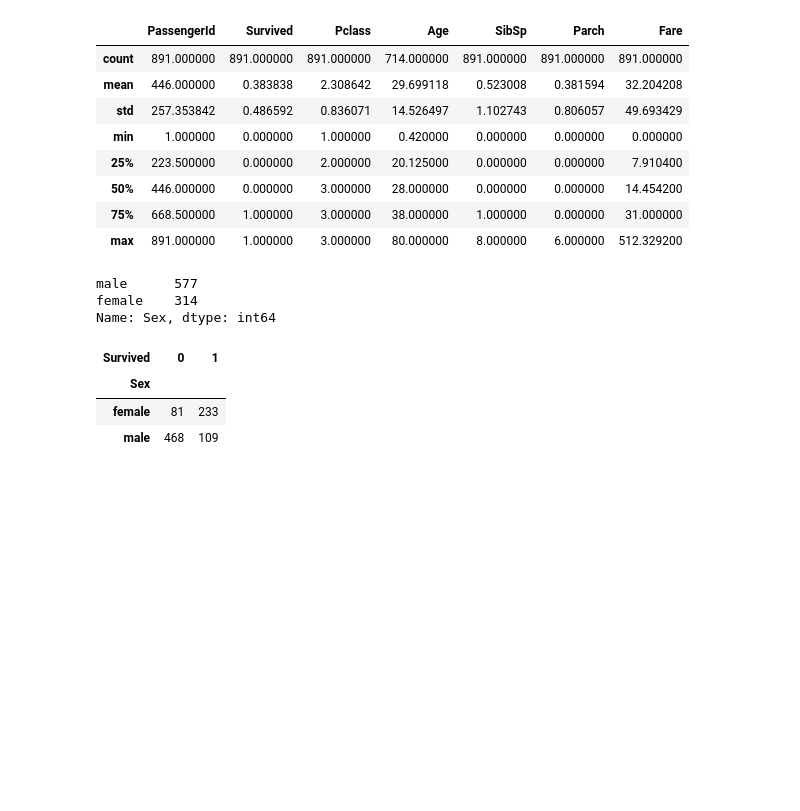
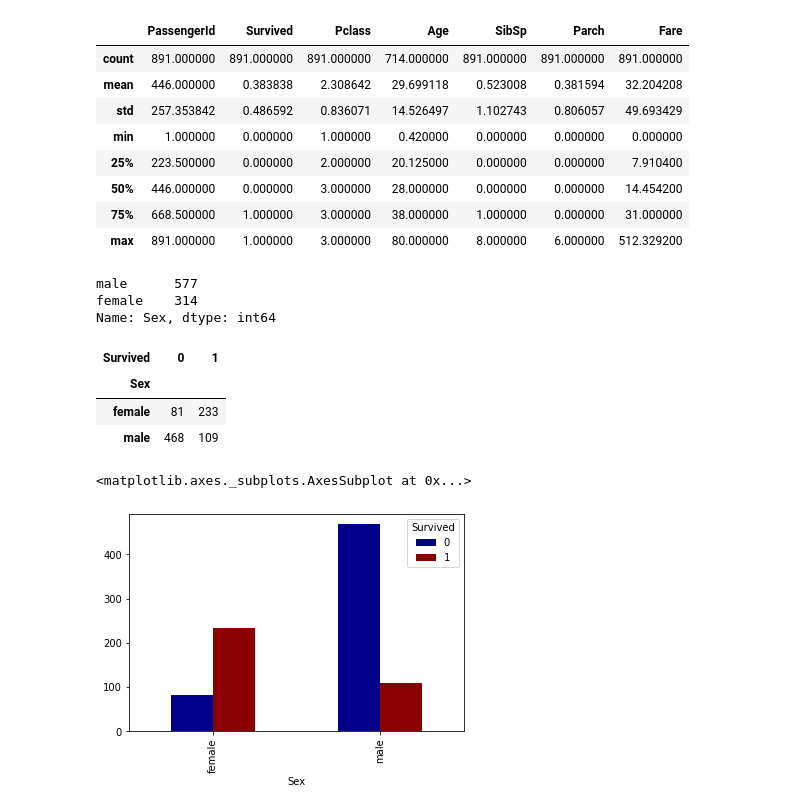
Before and after one commit to yukti845/Titanic, a Jupyter notebook: Titanic.ipynb, the cells around one changed output. Drawn from its saved outputs; the diff is of its cells as text; code cells hidden in the pictures; blank space fills up the shorter version.

```diff
--- a/Titanic.ipynb
+++ b/Titanic.ipynb
@@ -83,3 +85,8 @@ pd.crosstab(df.Sex, df.Survived)
 | Sex |  |  |
 | female | 81 | 233 |
 | male | 468 | 109 |
+# %%
+pd.crosstab(df.Sex, df.Survived).plot(kind='bar', color=['darkblue', 'darkred'])
+# %% [output]
+<matplotlib.axes._subplots.AxesSubplot at 0x...>
+[figure, added]
```
Also changed, not shown: parts of 11 cells of this notebook.
